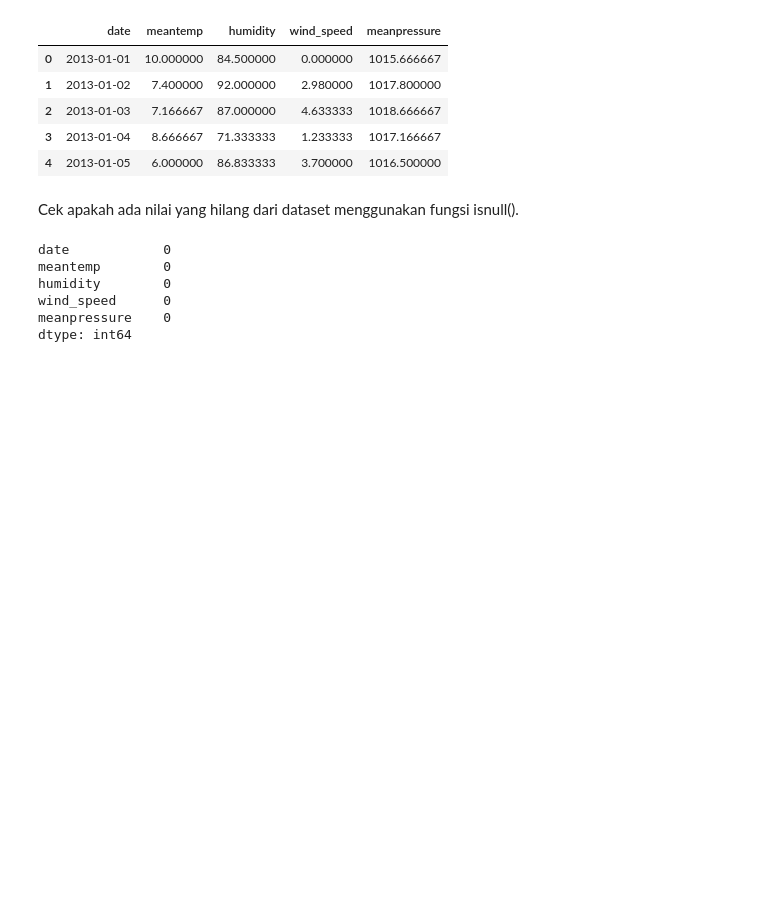
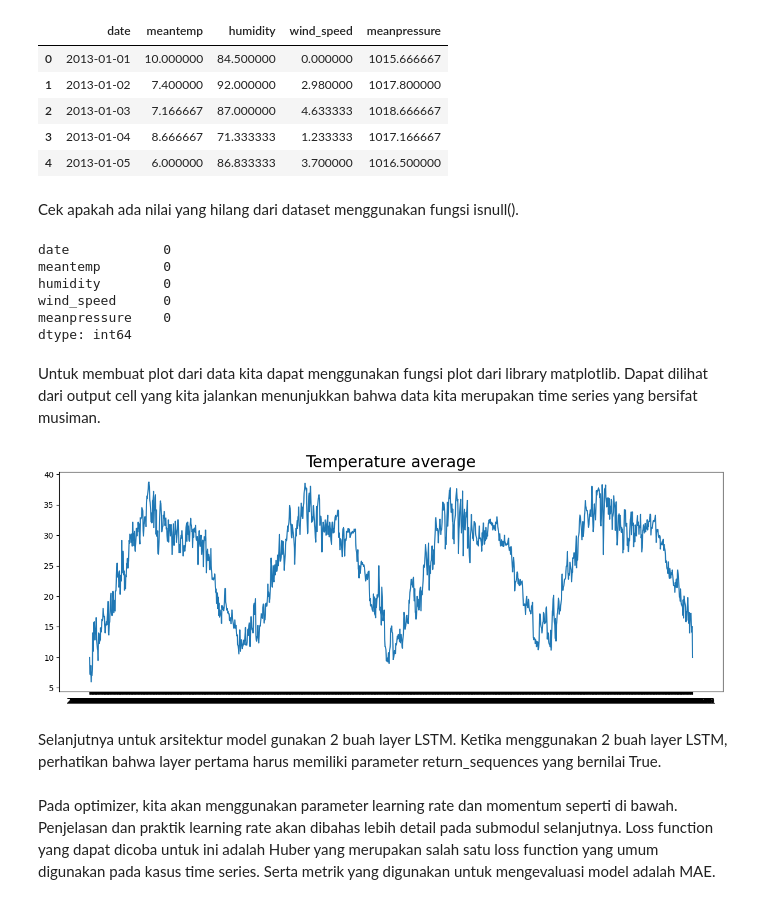
Before and after one commit to shadeq2022/Belajar-Pengembangan-Machine-Learning, a Jupyter notebook: Time Series/1.Latihan_Time_Series_dengan_LSTM.ipynb, the cells around one changed output. Cells and saved outputs as stored; diff of their text form; code cells hidden in the pictures; blank space fills up the shorter version.

```diff
--- a/Time Series/1.Latihan_Time_Series_dengan_LSTM.ipynb
+++ b/Time Series/1.Latihan_Time_Series_dengan_LSTM.ipynb
@@ -31,3 +34,16 @@ humidity        0
 wind_speed      0
 meanpressure    0
 dtype: int64
+# %% [markdown]
+Untuk membuat plot dari data kita dapat menggunakan fungsi plot dari library matplotlib. Dapat dilihat dari output cell yang kita jalankan menunjukkan bahwa data kita merupakan time series yang bersifat musiman.
+# %%
+dates = data_train['date'].values
+temp  = data_train['meantemp'].values
+
+
+plt.figure(figsize=(15,5))
+plt.plot(dates, temp)
+plt.title('Temperature average',
+          fontsize=20);
+# %% [output]
+[figure, added]
@@ -33,0 +59,2 @@ dtype: int64
+# %% [markdown]
+Selanjutnya untuk arsitektur model gunakan 2 buah layer LSTM. Ketika menggunakan 2 buah layer LSTM, perhatikan bahwa layer pertama harus memiliki parameter return_sequences yang bernilai True.
@@ -33,0 +70,2 @@ dtype: int64
+# %% [markdown]
+Pada optimizer, kita akan menggunakan parameter learning rate dan momentum seperti di bawah. Penjelasan dan praktik learning rate akan dibahas lebih detail pada submodul selanjutnya. Loss function yang dapat dicoba untuk ini adalah Huber yang merupakan salah satu loss function yang umum digunakan pada kasus time series.  Serta metrik yang digunakan untuk mengevaluasi model adalah MAE.
```
Also changed, not shown: parts of 5 cells of this notebook.
